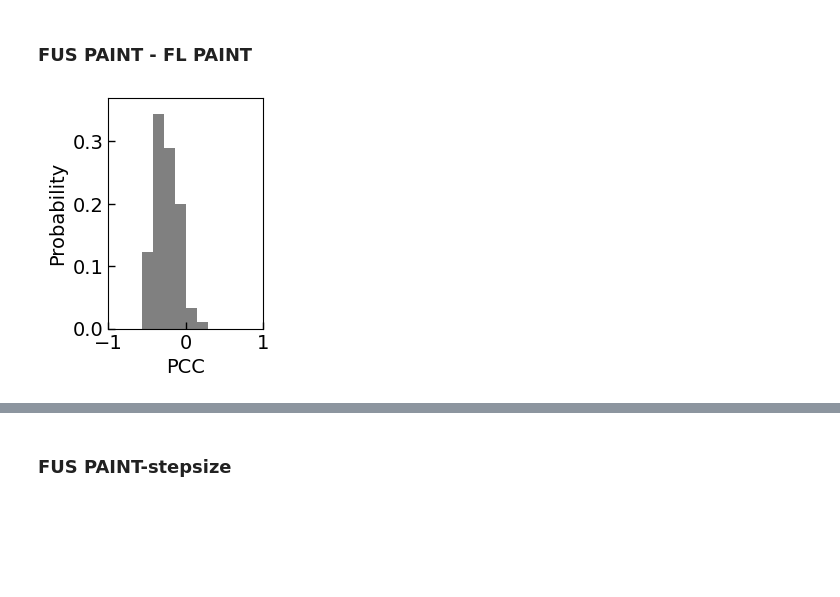
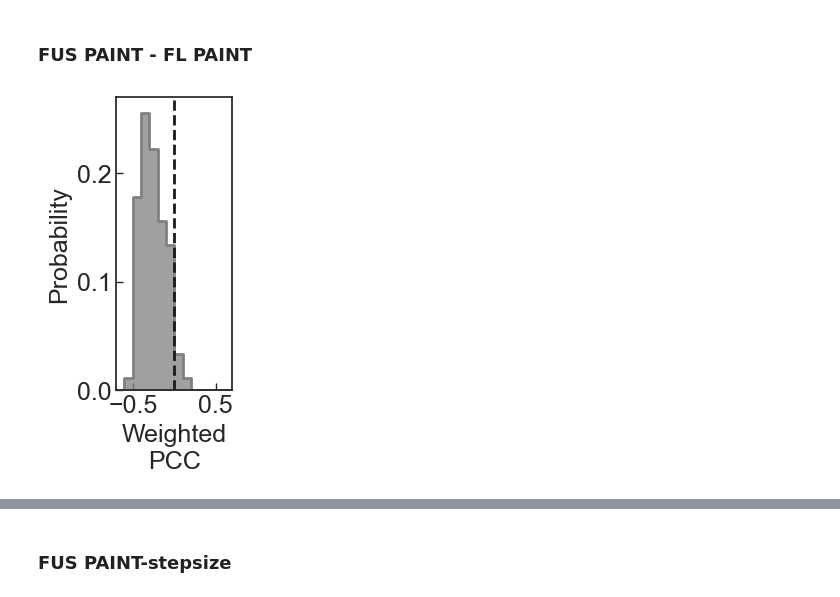
Before and after one commit to walterlab-um/intra_condensate_SPT, a Jupyter notebook: plot_paper_figure/Fig3_FL_FUS_ALEX_perpxl_stats.ipynb, the cells around one changed output, grey strips where cells are left out. Cells and saved outputs as stored; diff of their text form; code cells hidden in the pictures; blank space fills up the shorter version.

Commit message:
reformat plot style

```diff
--- a/plot_paper_figure/Fig3_FL_FUS_ALEX_perpxl_stats.ipynb
+++ b/plot_paper_figure/Fig3_FL_FUS_ALEX_perpxl_stats.ipynb
@@ -1,15 +1,12 @@
 # %%
-from scipy.ndimage import gaussian_filter
 from tifffile import imread
-import cv2
-import math
 import os
-from os.path import join
 import matplotlib.pyplot as plt
-from scipy.stats import pearsonr, spearmanr
 import numpy as np
 import pandas as pd
+import seaborn as sns
 
+sns.set(color_codes=True, style="white")
 pd.options.mode.chained_assignment = None  # default='warn'
 # %% [markdown]
 ### Load Data
@@ -26,6 +23,8 @@ lst_FUS_PAINT = [imread(f) for f in lst_fname_FUS_PAINT]
 lst_FL_PAINT = [imread(f) for f in lst_fname_FL_PAINT]
 lst_FUS_step = [imread(f) for f in lst_fname_FUS_step]
 lst_FL_step = [imread(f) for f in lst_fname_FL_step]
+# %%
+fontsize = 18
 # %% [markdown]
 ### Functions
 # %%
@@ -49,38 +48,46 @@ def weighted_Pearson(img1_flatten, img2_flatten, weights):
 # %% [markdown]
 ### FUS PAINT - FL PAINT
 # %%
+pcc_abs_max = 0.7
 weighted_corr_FlocRloc = []
 for img1, img2 in zip(lst_FUS_PAINT, lst_FL_PAINT):
     img1_flatten = img1.flatten()
     img2_flatten = img2.flatten()
     weights = img1_flatten**2 + img2_flatten**2
     weighted_corr = weighted_Pearson(img1_flatten, img2_flatten, weights)
     weighted_corr_FlocRloc.append(weighted_corr)
 
-plt.figure(figsize=(2, 3))
-plt.hist(
-    weighted_corr_FlocRloc,
+plt.figure(figsize=(1.5, 3.8))
+df = pd.DataFrame({"value": weighted_corr_FlocRloc}, dtype=float)
+sns.histplot(
+    data=df,
+    x="value",
     bins=14,
-    range=(-1, 1),
+    binrange=(-pcc_abs_max, pcc_abs_max),
+    stat="probability",
+    lw=2,
+    element="step",
     color="gray",
-    weights=np.ones_like(weighted_corr_FlocRloc) / len(weighted_corr_FlocRloc),
 )
-plt.xlim(-1, 1)
-plt.ylim(0, 0.37)
-plt.xlabel("PCC", fontsize=14)
-plt.ylabel("Probability", fontsize=14)
+plt.axvline(0, c="k", lw=2, ls="--")
+plt.xlim(-pcc_abs_max, pcc_abs_max)
+plt.xticks([-0.5, 0.5])
+plt.ylim(0, 0.27)
+plt.yticks([0, 0.1, 0.2])
+plt.xlabel("Weighted\nPCC", fontsize=fontsize)
+plt.ylabel("Probability", fontsize=fontsize)
 plt.gca().tick_params(
     axis="both",
     which="major",
-    labelsize=14,
+    labelsize=fontsize,
     direction="in",
     bottom=True,
     left=True,
     length=5,
     width=1,
 )
 plt.savefig(
     "../weighted_pearson_FlocRloc.png", format="png", dpi=300, bbox_inches="tight"
 )
 # %% [output]
-[figure, old version]
+[figure, new version]
```
Also changed, not shown: parts of 6 cells of this notebook.
